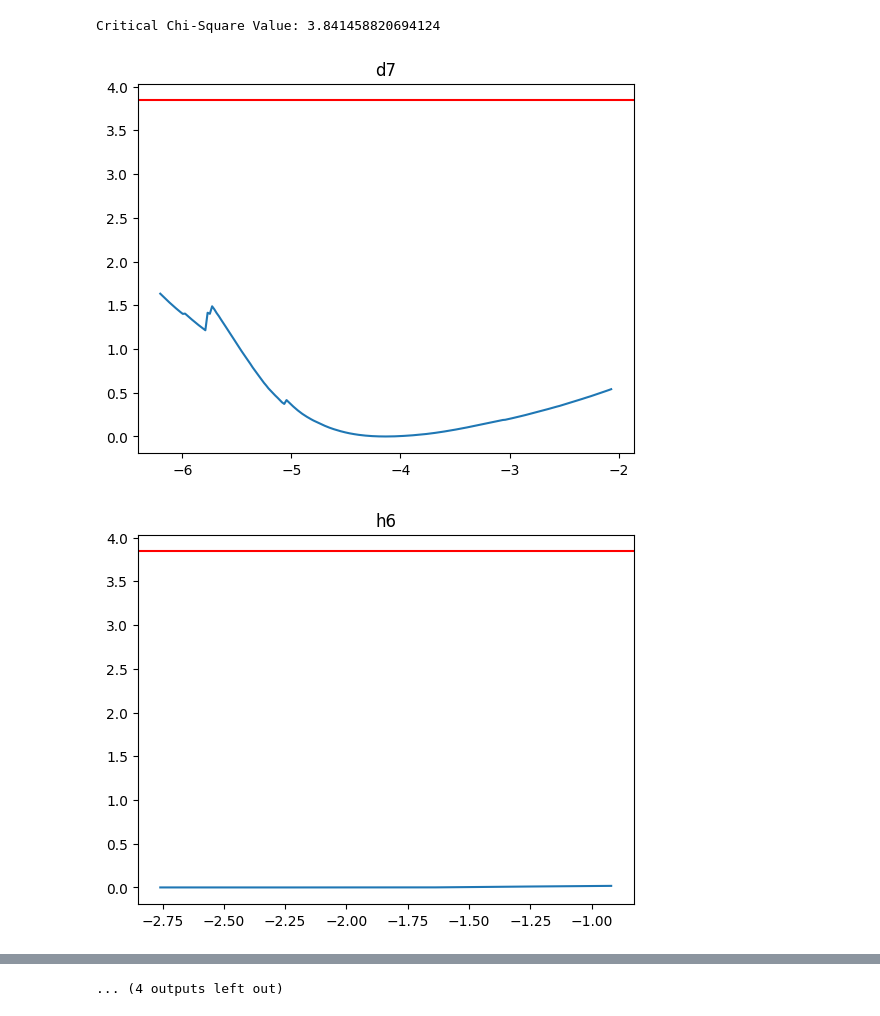
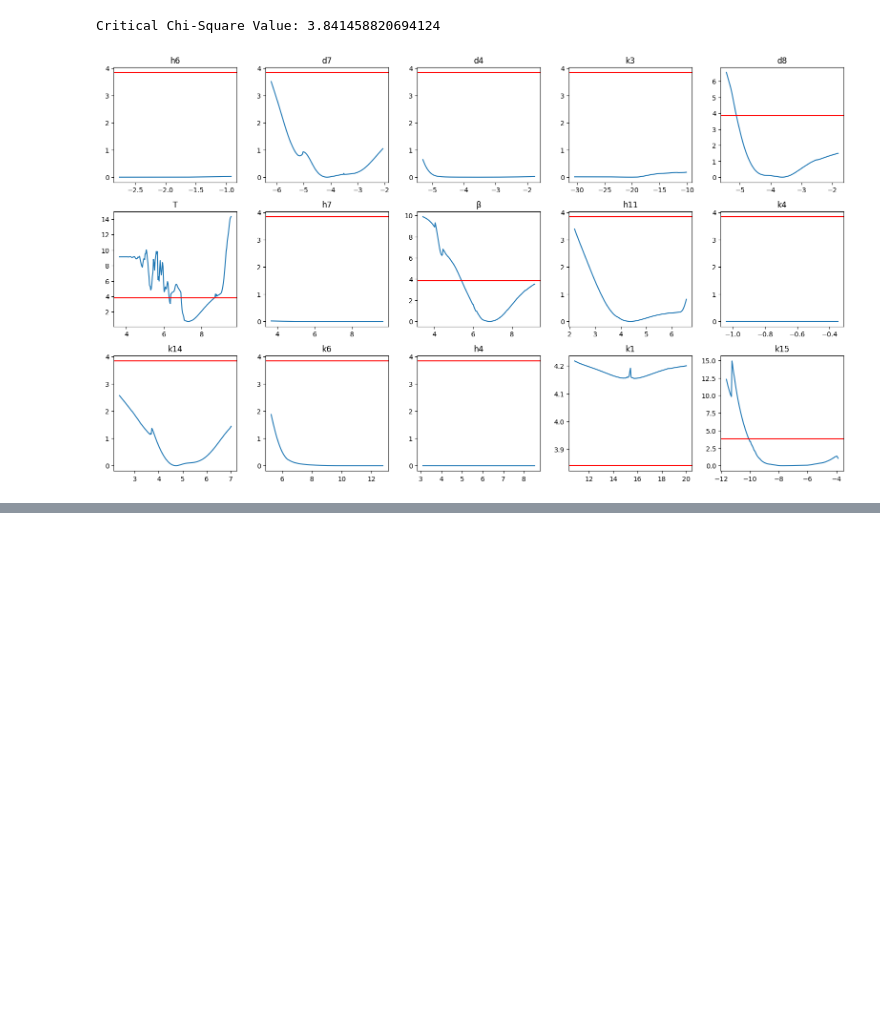
Before and after one commit to aayres22/ITIS_Analysis, a Jupyter notebook: PL_unpack.ipynb, the cells around one changed output, grey strips where cells are left out. Cells and saved outputs as stored; diff of their text form; code cells hidden in the pictures; blank space fills up the shorter version.

```diff
--- a/PL_unpack.ipynb
+++ b/PL_unpack.ipynb
@@ -1,8 +1,9 @@
 # %%
 import pickle
 import matplotlib.pyplot as plt
+import numpy as np
 
-paramtitles = ['d1',
+param_titles = ['d1',
 'k1','k2','h1','h2','h3','d2',
 'k3','k4','h4','d3',
 'h5','h6','k5','k6','h7','d4',
@@ -10,7 +11,7 @@ paramtitles = ['d1',
 'b2','k9','k10','k11','d6',
 'k12','k13','k14','h11','d7',
 'k15','k16','d8',
-'alpha', 'k', 'beta', 'L', 'eps', 'delta', 'T', 'Nc']
+'\u03B1', 'k', '\u03B2', 'L', '\u03B5', '\u03B4', 'T', 'Nc']
 
 # from PL_theiaprep import param_global_all
 
@@ -18,7 +19,7 @@ D = '2'         # '1' for ACTH + Cort,
                 # '2' for ACTH + Cort + TNF-a
                 # '3' for ACTH + Cort + TNF-a + IL10
 dpoints = '2'   # '1' for 25, '2' for 13
-
+N = 'nonoise'   #'noisy' or 'nonoise'. Not perfect, some paths may need to be tweaked.
 if D == '1':
     output_ids = [6,7]
 elif D == '2':
@@ -26,46 +27,61 @@ elif D == '2':
 else:
     output_ids = [3,4,6,7]
 
-with open('PL_results\\PL_' + D + dpoints + 'nonoise.pkl', 'rb') as f:
+with open('PL_results\\PL_' + D + dpoints + N + '.pkl', 'rb') as f:
     results = pickle.load(f)
 
 # all_results = {
 #     'param_ids' : param_ids,
 #     't_data' : t_data,
 #     'y_data' : y_data,
 #     'true_sol' : true_sol,
 #     'J_save': J_save,
 #     'par_save': par_save,
 #     'param_global_all': param_global_all
 # }
 #
 param_ids = results['param_ids']
 t_data = results['t_data']
 y_data = results['y_data']
 true_sol = results['true_sol']
 J_save = results['J_save'].copy()
 par_save = results['par_save'].copy()
 
 from scipy.stats import chi2
 
 alpha = 0.05  # Significance level
 df = 1        # Degrees of freedom
 
 # Calculate the critical value
 critical_value = chi2.ppf(1 - alpha, df)
 
 print(f"Critical Chi-Square Value: {critical_value}")
 
-for i in range(len(param_ids)):
+# for i in range(len(param_ids)):
+#
+#     plt.figure()
+#     plt.title(paramtitles[param_ids[i]])
+#     plt.plot(par_save[i,i,:],J_save[i,:])
+#     plt.axhline(y=critical_value, color='r')
+#     plt.show()
 
-    plt.figure()
-    plt.title(paramtitles[param_ids[i]])
-    plt.plot(par_save[i,i,:],J_save[i,:])
-    plt.axhline(y=critical_value, color='r')
-    plt.show()
+fig, axs = plt.subplots(4,5, figsize = (16,12))
+CI = np.zeros((20,2))
+for i in range(4):
 
-##ORDER IS MESSED UP. FIGURE OUT HOW AND IF IT MATTERS
+    for k in range(5):
+        if i*5 + k>= len(param_ids):
+            for r in range(k,5):
+                axs[i,r].remove()
+            break
+
+        axs[i, k].plot(par_save[i*5 + k,i*5 +k,:],J_save[i*5 + k,:])
+        axs[i, k].axhline(y=critical_value, color='r')
+        axs[i,k].set_title(param_titles[param_ids[i*5 + k]])
+# for ax in axs.flat:
+#     ax.set_xticks([])
+fig.tight_layout()
+fig.savefig('FIGS\\PL_results_' + N + D + dpoints + '.png')
 # %% [output]
 Critical Chi-Square Value: 3.841458820694124
-[figure, old version]
+[figure, new version]
-[figure, removed]
@@ -81 +87,0 @@ Critical Chi-Square Value: 3.841458820694124
-... (4 outputs left out)
```
Also changed, not shown: parts of 1 cell of this notebook, 49 other files.
